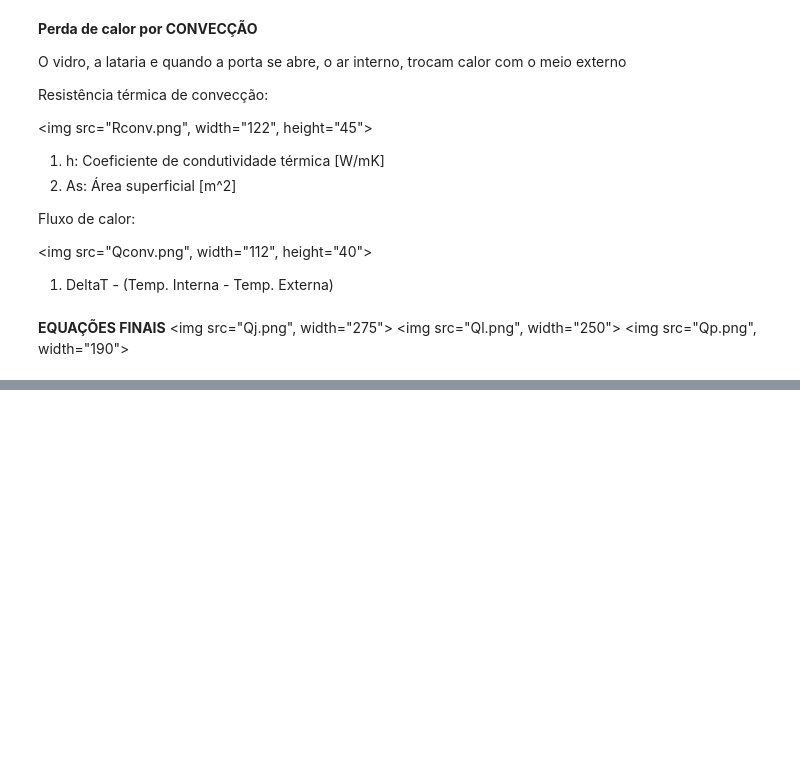
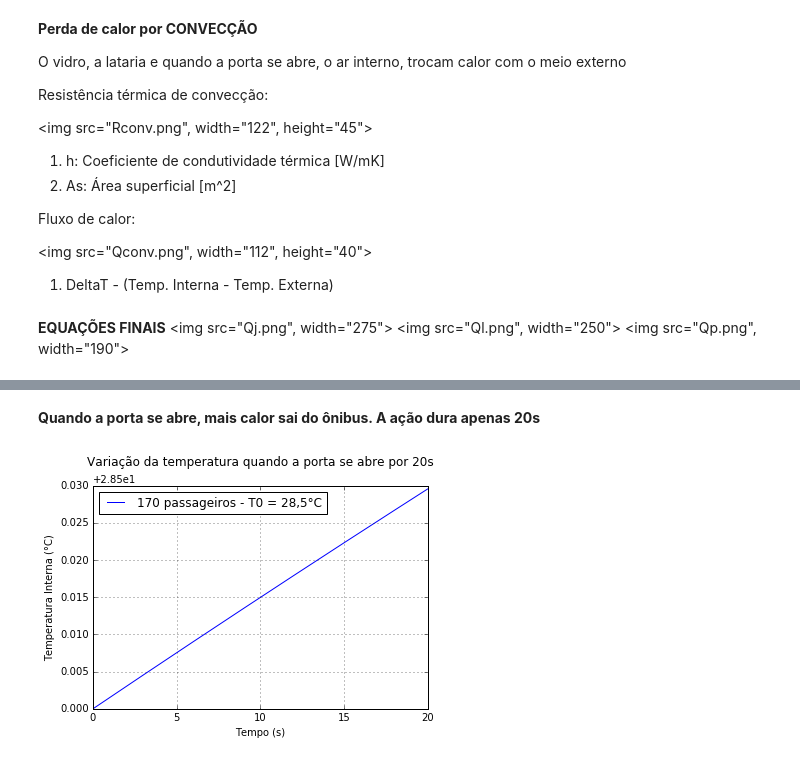
Before and after one commit to lucasfontenla/Projeto2_ModSim_BUS, a Jupyter notebook: Projeto 2 - Ônibus.ipynb, the cells around one changed output, grey strips where cells are left out. Saved outputs shown, nothing was run; the diff lists cells and outputs as text; code cells hidden in the pictures; blank space fills up the shorter version.

```diff
--- a/Projeto 2 - Ônibus.ipynb
+++ b/Projeto 2 - Ônibus.ipynb
@@ -211,0 +164,22 @@ plt.show()
+# %% [markdown]
+**Quando a porta se abre, mais calor sai do ônibus. A ação dura apenas 20s**
+# %%
+"""Calcula T quando no ponto, supondo a temperatura máxima interna para 170 passageiros ~28,5°C"""
+T = list()
+lista_tempo = linspace(0, 20, 200)
+numero_ps = 170
+
+T0 = (28.5 + 273)
+Texterna = (20 + 273)
+
+T = odeint(CalculaT_stop, T0, lista_tempo, args=(Texterna,)) - 273
+
+plt.plot(lista_tempo, T, "b", label="170 passageiros - T0 = 28,5°C")
+plt.legend(loc="best")
+plt.title("Variação da temperatura quando a porta se abre por 20s\n")
+plt.ylabel("Temperatura Interna (°C)")
+plt.xlabel("Tempo (s)")
+plt.grid(True)
+plt.show()
+# %% [output]
+[figure, added]
```
Also changed, not shown: parts of 17 cells of this notebook.
